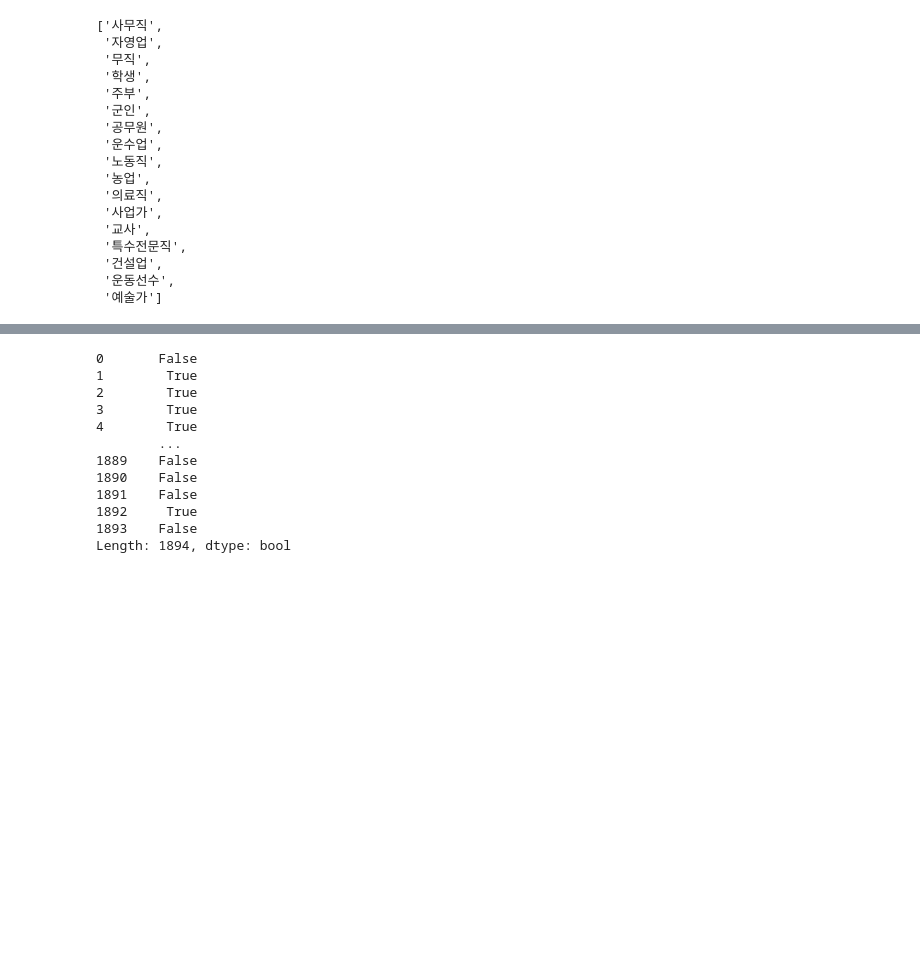
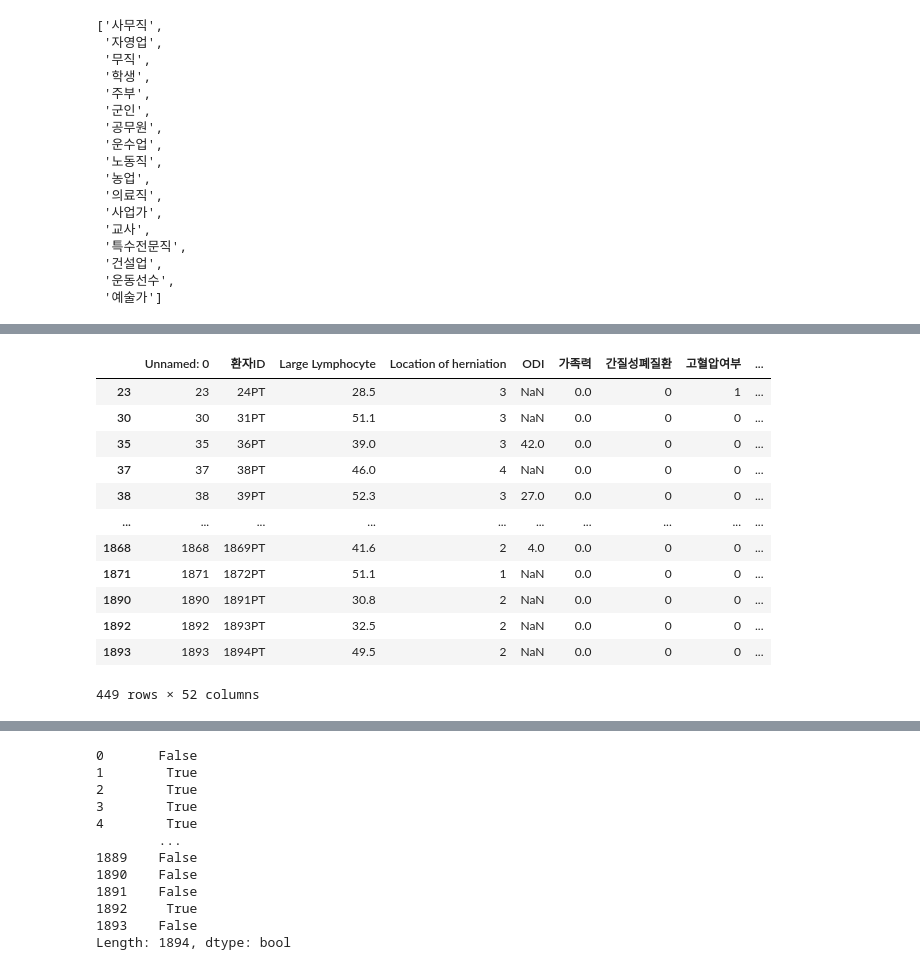
Before and after one commit to moonycode/study_data_analytics, a Jupyter notebook: codes/DDA/RecurrenceOfSurgery_DDA.ipynb, the cells around one changed output, grey strips where cells are left out. Saved outputs shown, nothing was run; the diff lists cells and outputs as text; code cells hidden in the pictures; blank space fills up the shorter version.

```diff
--- a/codes/DDA/RecurrenceOfSurgery_DDA.ipynb
+++ b/codes/DDA/RecurrenceOfSurgery_DDA.ipynb
@@ -276,6 +287,20 @@ SyntaxError: invalid syntax (183655685.py, line 1)
 # %%
-job_top2_df_ROS=quest2_df_ROS.loc[condition]
+job_top2_df_ROS=df_ROS.loc[job_top2_condition]
 job_top2_df_ROS
+# %% [output]
+|  | Unnamed: 0 | 환자ID | Large Lymphocyte | Location of herniation | ODI | 가족력 | 간질성폐질환 | 고혈압여부 | ... |
+| 23 | 23 | 24PT | 28.5 | 3 | NaN | 0.0 | 0 | 1 | ... |
+| 30 | 30 | 31PT | 51.1 | 3 | NaN | 0.0 | 0 | 0 | ... |
+| 35 | 35 | 36PT | 39.0 | 3 | 42.0 | 0.0 | 0 | 0 | ... |
+| 37 | 37 | 38PT | 46.0 | 4 | NaN | 0.0 | 0 | 0 | ... |
+| 38 | 38 | 39PT | 52.3 | 3 | 27.0 | 0.0 | 0 | 0 | ... |
+| ... | ... | ... | ... | ... | ... | ... | ... | ... | ... |
+| 1868 | 1868 | 1869PT | 41.6 | 2 | 4.0 | 0.0 | 0 | 0 | ... |
+| 1871 | 1871 | 1872PT | 51.1 | 1 | NaN | 0.0 | 0 | 0 | ... |
+| 1890 | 1890 | 1891PT | 30.8 | 2 | NaN | 0.0 | 0 | 0 | ... |
+| 1892 | 1892 | 1893PT | 32.5 | 2 | NaN | 0.0 | 0 | 0 | ... |
+| 1893 | 1893 | 1894PT | 49.5 | 2 | NaN | 0.0 | 0 | 0 | ... |
+449 rows × 52 columns
 # %%
 job_top2_df_ROS=job_top2_df_ROS[['직업', '체중', '신장', '흡연여부']]
 job_top2_df_ROS
```
Also changed, not shown: parts of 5 cells of this notebook.
